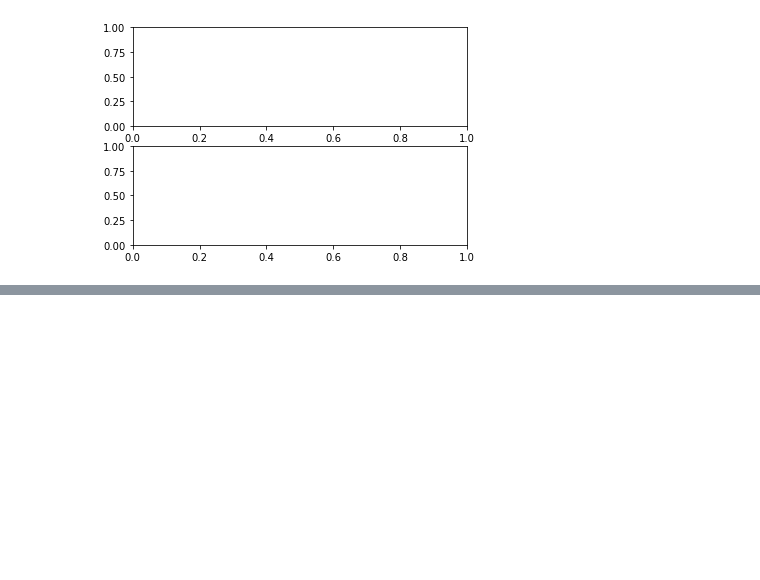
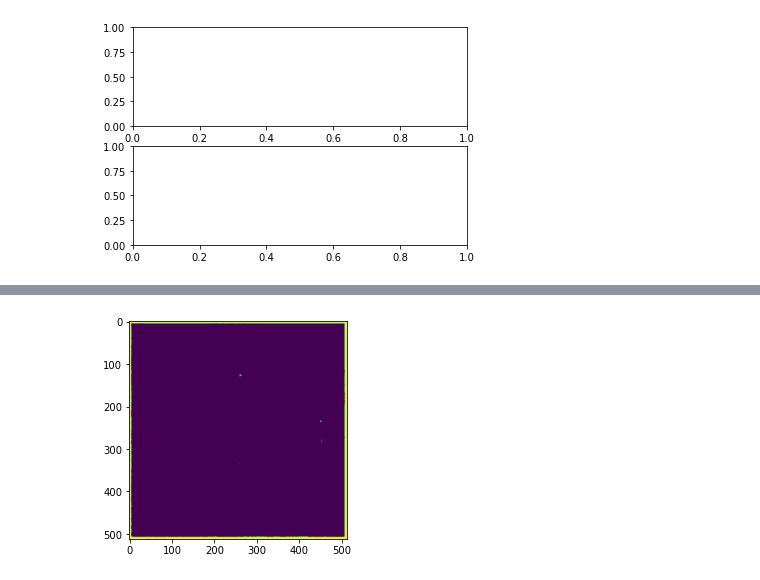
Before and after one commit to anikethsuresh/Massachusetts-Road-Prediction, a Jupyter notebook: main.ipynb, the cells around one changed output, grey strips where cells are left out. Drawn from its saved outputs; the diff is of its cells as text; code cells hidden in the pictures; blank space fills up the shorter version.

```diff
--- a/main.ipynb
+++ b/main.ipynb
@@ -307,0 +314,7 @@ np.unique((tuple(train_data.dataset.take(1))[0][1][:1]).numpy(), return_counts=T
+# %%
+import cv2
+out[np.where(out<0.5)] = 0
+out[np.where(out>=0.5)]= 1
+imgplot = plt.imshow(out)
+# %% [output]
+[figure, added]
```
Also changed, not shown: parts of 4 cells of this notebook, 1 other file.
